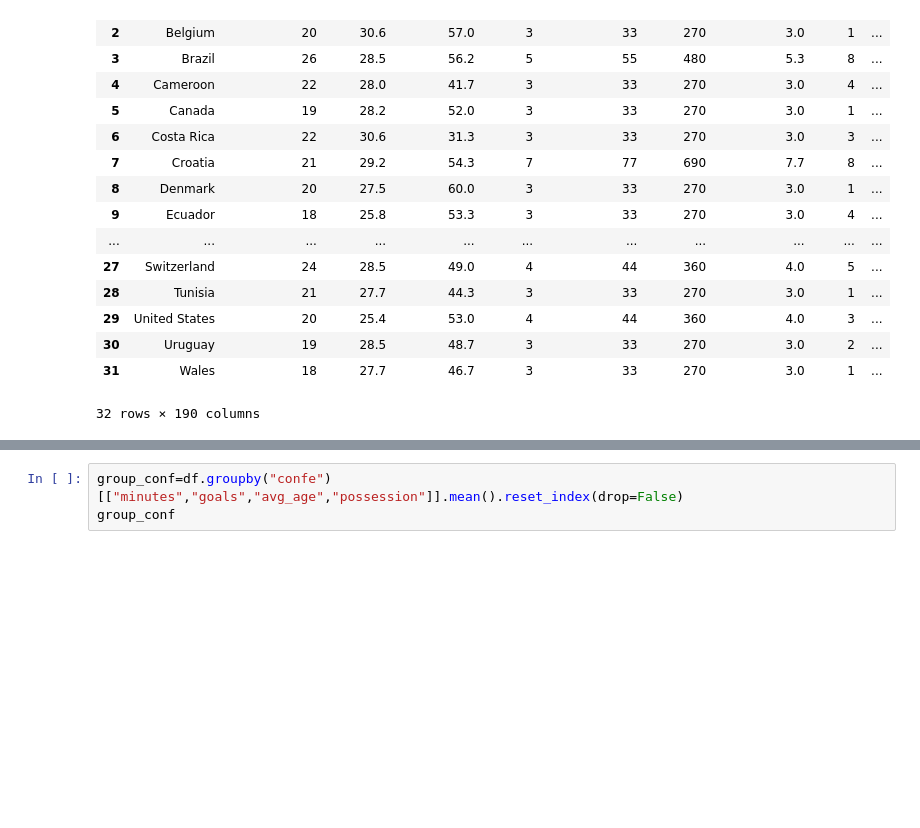
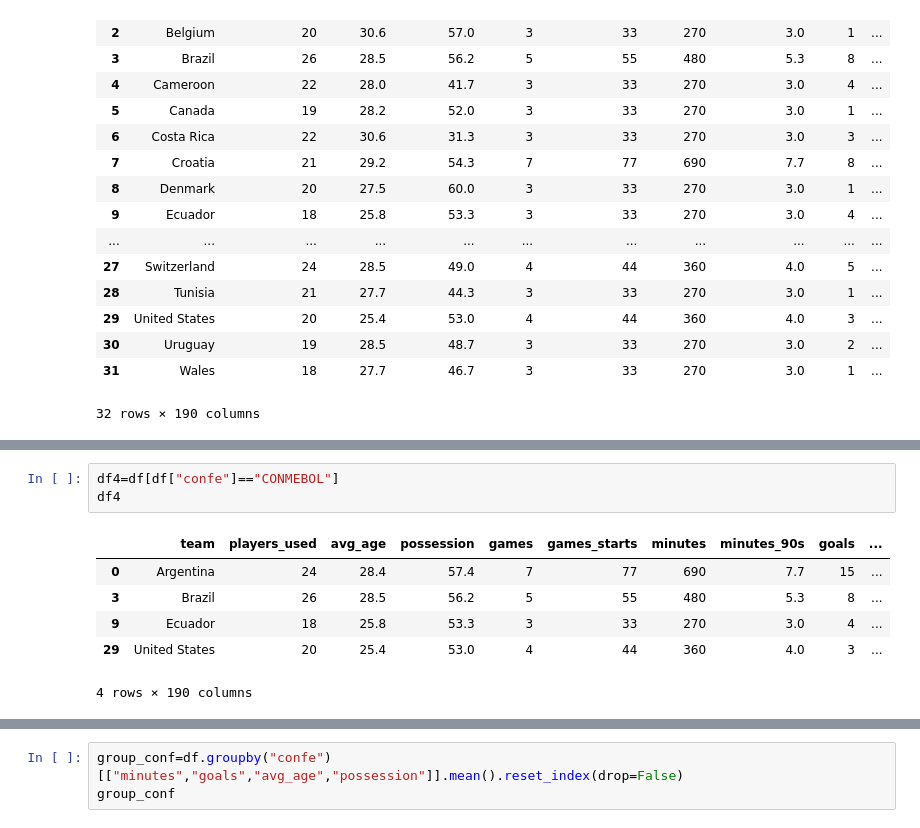
Before and after one commit to lromeror/Group_Slytheryn, a Jupyter notebook: DASHBOARD/assets/datas/teams_cup2022.ipynb, the cells around one changed output, grey strips where cells are left out. Saved outputs shown, nothing was run; the diff lists cells and outputs as text; blank space fills up the shorter version.

```diff
--- a/DASHBOARD/assets/datas/teams_cup2022.ipynb
+++ b/DASHBOARD/assets/datas/teams_cup2022.ipynb
@@ -28,0 +41,10 @@ df
+# %%
+df4=df[df["confe"]=="CONMEBOL"]
+df4
+# %% [output]
+|  | team | players_used | avg_age | possession | games | games_starts | minutes | minutes_90s | goals | ... |
+| 0 | Argentina | 24 | 28.4 | 57.4 | 7 | 77 | 690 | 7.7 | 15 | ... |
+| 3 | Brazil | 26 | 28.5 | 56.2 | 5 | 55 | 480 | 5.3 | 8 | ... |
+| 9 | Ecuador | 18 | 25.8 | 53.3 | 3 | 33 | 270 | 3.0 | 4 | ... |
+| 29 | United States | 20 | 25.4 | 53.0 | 4 | 44 | 360 | 4.0 | 3 | ... |
+4 rows × 190 columns
```
Also changed, not shown: parts of 3 cells of this notebook, 2 other files.
